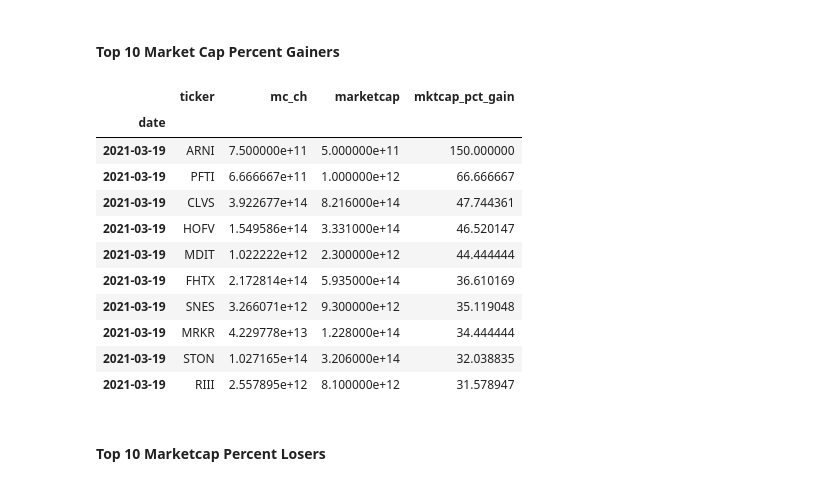
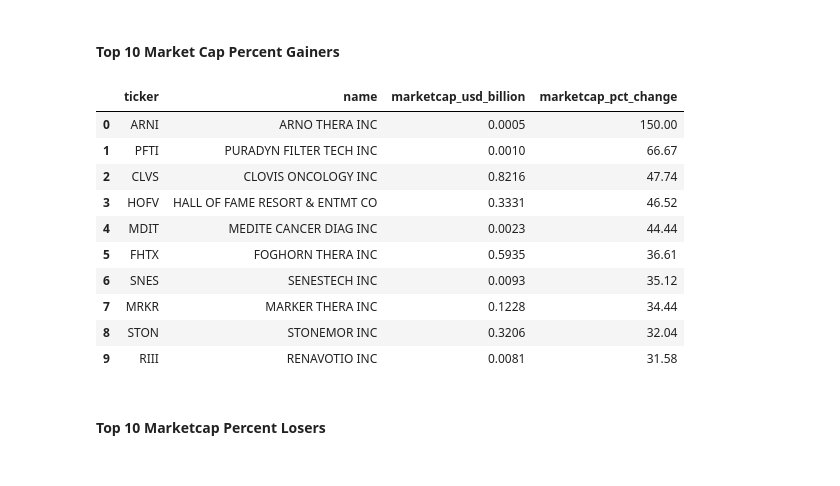
Before and after one commit to fidapco/notebooks, a Jupyter notebook: todays_market.ipynb, the cells around one changed output. Saved outputs shown, nothing was run; the diff lists cells and outputs as text; code cells hidden in the pictures.

Commit message:
Used Fidap SQL queries and Not the Dataframes

```diff
--- a/todays_market.ipynb
+++ b/todays_market.ipynb
@@ -86,19 +79,19 @@ df_tickers[['ticker','revenueusd']].sort_values(by='revenueusd', ascending=False
 # %% [markdown]
 #### Top 10 Market Cap Percent Gainers
-# %%
-df_tickers[['ticker','mc_ch', 'marketcap','mktcap_pct_gain']].sort_values(by='mktcap_pct_gain', ascending=False).head(10)
-# %% [output]
-|  | ticker | mc_ch | marketcap | mktcap_pct_gain |
-| date |  |  |  |  |
-| 2021-03-19 | ARNI | 7.500000e+11 | 5.000000e+11 | 150.000000 |
-| 2021-03-19 | PFTI | 6.666667e+11 | 1.000000e+12 | 66.666667 |
-| 2021-03-19 | CLVS | 3.922677e+14 | 8.216000e+14 | 47.744361 |
-| 2021-03-19 | HOFV | 1.549586e+14 | 3.331000e+14 | 46.520147 |
-| 2021-03-19 | MDIT | 1.022222e+12 | 2.300000e+12 | 44.444444 |
-| 2021-03-19 | FHTX | 2.172814e+14 | 5.935000e+14 | 36.610169 |
-| 2021-03-19 | SNES | 3.266071e+12 | 9.300000e+12 | 35.119048 |
-| 2021-03-19 | MRKR | 4.229778e+13 | 1.228000e+14 | 34.444444 |
-| 2021-03-19 | STON | 1.027165e+14 | 3.206000e+14 | 32.038835 |
-| 2021-03-19 | RIII | 2.557895e+12 | 8.100000e+12 | 31.578947 |
+# %%
+df_mc_pct_gainers = fidap.sql("""SELECT "ticker", "name", "marketcap"/1e15 as "marketcap_usd_billion", ROUND(100*DIV0("mc_ch","marketcap"),2) as "marketcap_pct_change" FROM "FIDAP_DATA_SOURCES"."FIDAP_SCHEMA"."tickers" WHERE "marketcap" IS NOT NULL ORDER BY "marketcap_pct_change" DESC LIMIT 10;""")
+df_mc_pct_gainers
+# %% [output]
+|  | ticker | name | marketcap_usd_billion | marketcap_pct_change |
+| 0 | ARNI | ARNO THERA INC | 0.0005 | 150.00 |
+| 1 | PFTI | PURADYN FILTER TECH INC | 0.0010 | 66.67 |
+| 2 | CLVS | CLOVIS ONCOLOGY INC | 0.8216 | 47.74 |
+| 3 | HOFV | HALL OF FAME RESORT & ENTMT CO | 0.3331 | 46.52 |
+| 4 | MDIT | MEDITE CANCER DIAG INC | 0.0023 | 44.44 |
+| 5 | FHTX | FOGHORN THERA INC | 0.5935 | 36.61 |
+| 6 | SNES | SENESTECH INC | 0.0093 | 35.12 |
+| 7 | MRKR | MARKER THERA INC | 0.1228 | 34.44 |
+| 8 | STON | STONEMOR INC | 0.3206 | 32.04 |
+| 9 | RIII | RENAVOTIO INC | 0.0081 | 31.58 |
 # %% [markdown]
 #### Top 10 Marketcap Percent Losers
```
Also changed, not shown: parts of 20 cells of this notebook.
